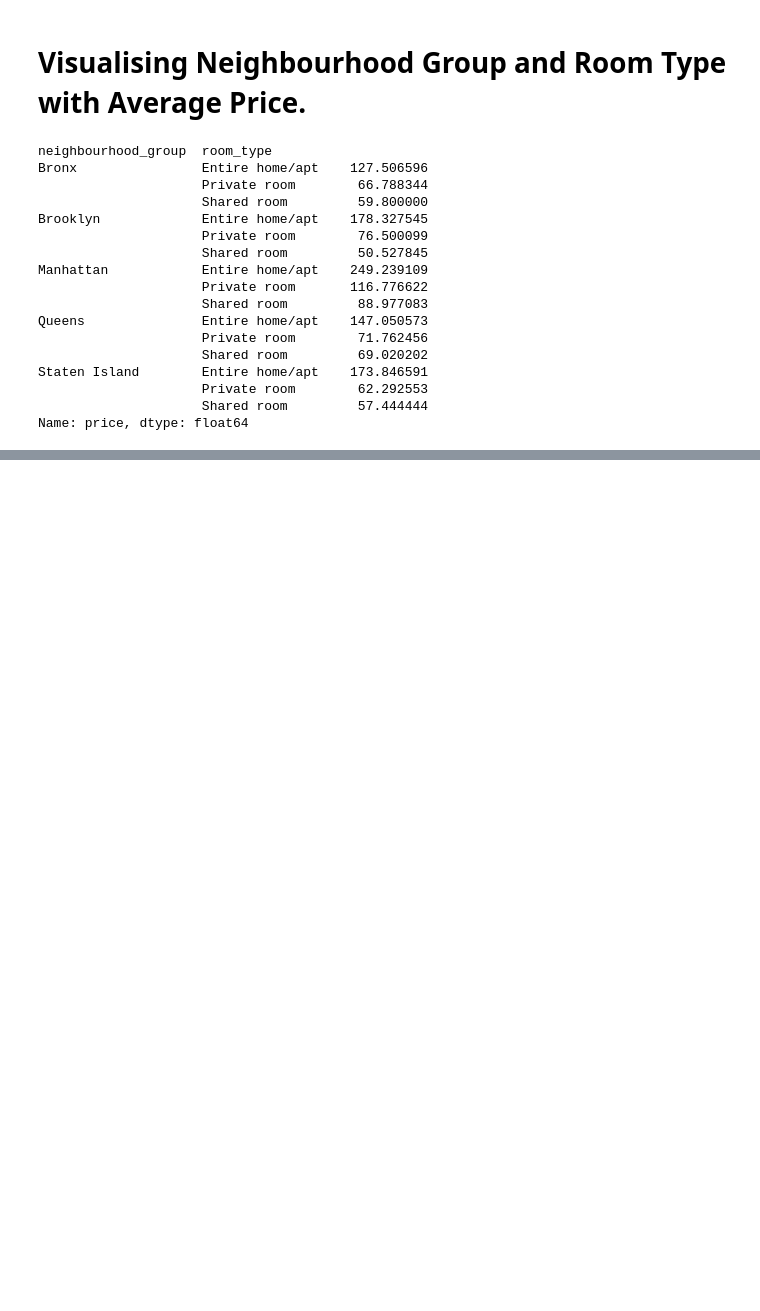
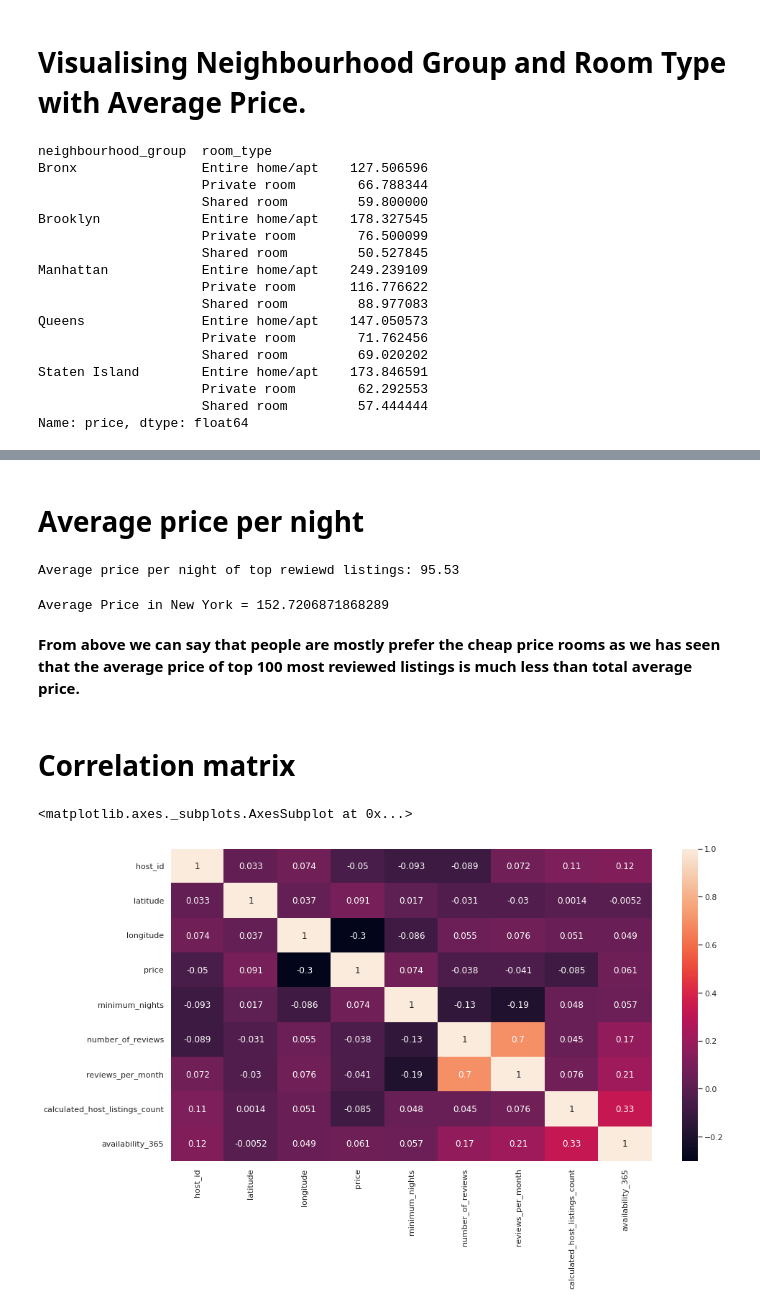
Before and after one commit to Shubhampatil555/Airbnb-booking-data-analysis, a Jupyter notebook: EDA_of_Airbnb_data_analysis_capstone_project.ipynb, the cells around one changed output, grey strips where cells are left out. Saved outputs shown, nothing was run; the diff lists cells and outputs as text; code cells hidden in the pictures; blank space fills up the shorter version.

```diff
--- a/EDA_of_Airbnb_data_analysis_capstone_project.ipynb
+++ b/EDA_of_Airbnb_data_analysis_capstone_project.ipynb
@@ -555,0 +586,24 @@ Name: price, dtype: float64
+# %% [markdown]
+# **Average price per night**
+# %%
+# Average price per night of top reviewed listings
+price_avg = airbnb.nlargest(100, 'number_of_reviews').price.mean()
+print('Average price per night of top rewiewd listings: {}'.format(price_avg))
+# %% [output]
+Average price per night of top rewiewd listings: 95.53
+# %%
+# Average price in New York region
+print('Average Price in New York =',airbnb.price.mean())
+# %% [output]
+Average Price in New York = 152.7206871868289
+# %% [markdown]
+**From above we can say that people are mostly prefer the cheap price rooms as we has seen that the average price of top 100 most reviewed listings is much less than total average price.**
+# %% [markdown]
+# **Correlation matrix**
+# %%
+corr = airbnb.corr(method='kendall')
+plt.figure(figsize=(15,8))
+sns.heatmap(corr, annot=True)
+# %% [output]
+<matplotlib.axes._subplots.AxesSubplot at 0x...>
+[figure, added]
```
Also changed, not shown: parts of 14 cells of this notebook.
